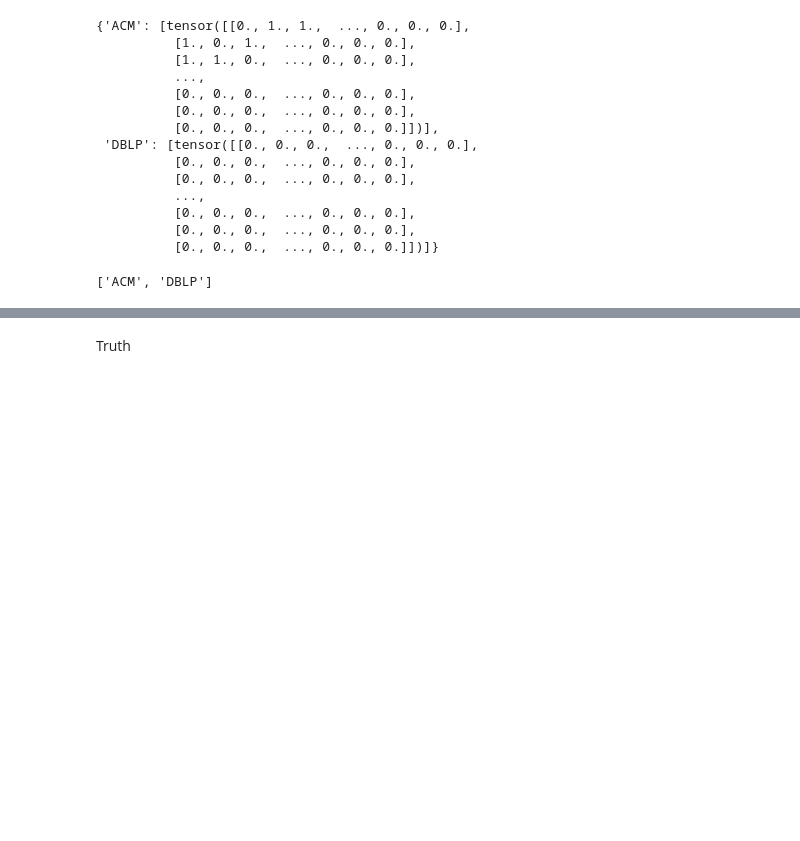
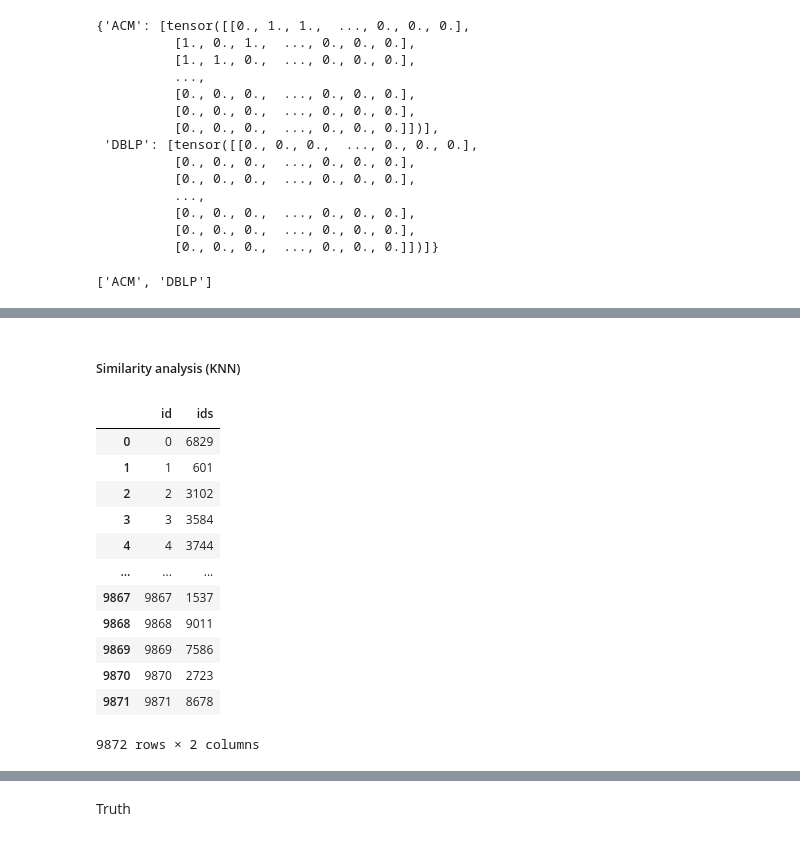
Before and after one commit to win7/Test_Graph_MatchingAlignment, a Jupyter notebook: Network-Alignment-with-Transferable-Graph-Autoencoders/test_subgraph_tg.ipynb, the cells around one changed output, grey strips where cells are left out. Cells and saved outputs as stored; diff of their text form; code cells hidden in the pictures; blank space fills up the shorter version.

```diff
--- a/Network-Alignment-with-Transferable-Graph-Autoencoders/test_subgraph_tg.ipynb
+++ b/Network-Alignment-with-Transferable-Graph-Autoencoders/test_subgraph_tg.ipynb
@@ -621,0 +696,45 @@ S1_emb
+# %% [markdown]
+##### Similarity analysis (KNN)
+# %%
+# Calculate distance matrix (KNN)
+from sklearn.neighbors import NearestNeighbors
+import pandas as pd
+
+k = 1
+
+df_y = S2_emb.cpu().numpy()
+df_x = S1_emb.cpu().numpy()
+
+knn = NearestNeighbors(n_neighbors=k, metric='euclidean')
+knn.fit(df_y)
+distances, indices = knn.kneighbors(df_x)
+# print(indices)
+
+result = []
+for row in indices:
+	# df_y_ = df_y.loc[row]
+	result.append(row[0])
+result
+
+df_match = pd.DataFrame()
+df_match["id"] = range(df_x.shape[0])
+df_match
+
+# aux = indices[:, top].flatten() # change
+# df_y_ = df_y.loc[aux]
+df_match["ids"] = result
+df_match
+# %% [output]
+|  | id | ids |
+| 0 | 0 | 6829 |
+| 1 | 1 | 601 |
+| 2 | 2 | 3102 |
+| 3 | 3 | 3584 |
+| 4 | 4 | 3744 |
+| ... | ... | ... |
+| 9867 | 9867 | 1537 |
+| 9868 | 9868 | 9011 |
+| 9869 | 9869 | 7586 |
+| 9870 | 9870 | 2723 |
+| 9871 | 9871 | 8678 |
+9872 rows × 2 columns
```
Also changed, not shown: parts of 14 cells of this notebook, 2 other files.
